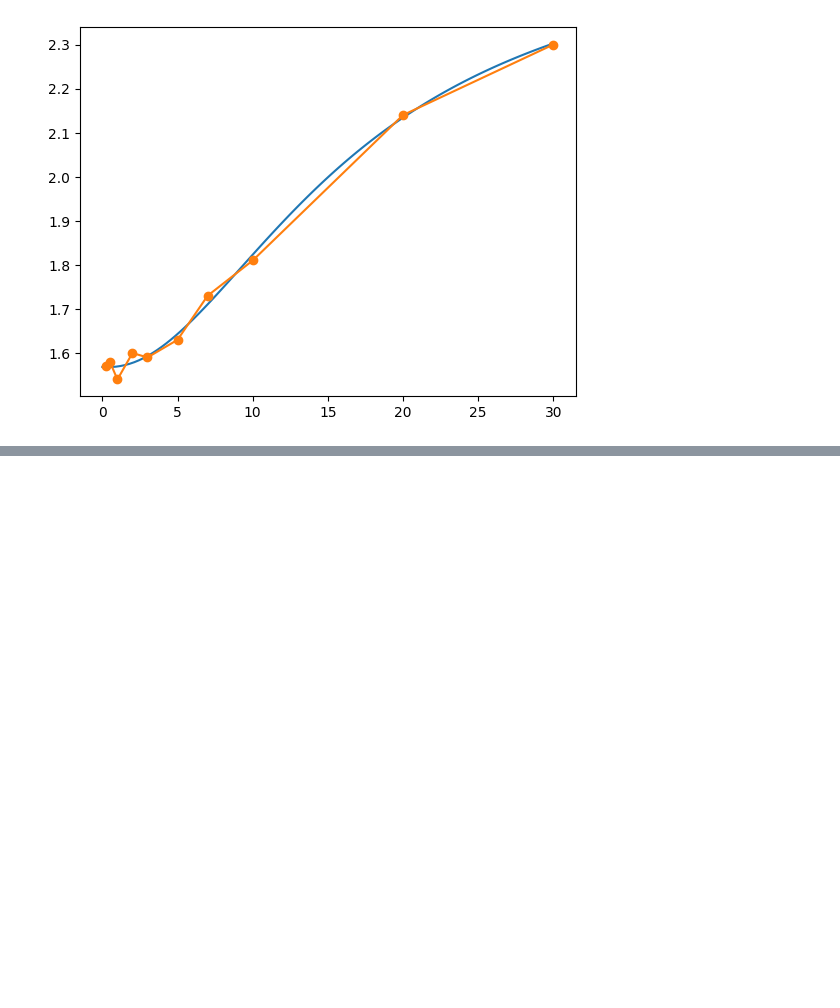
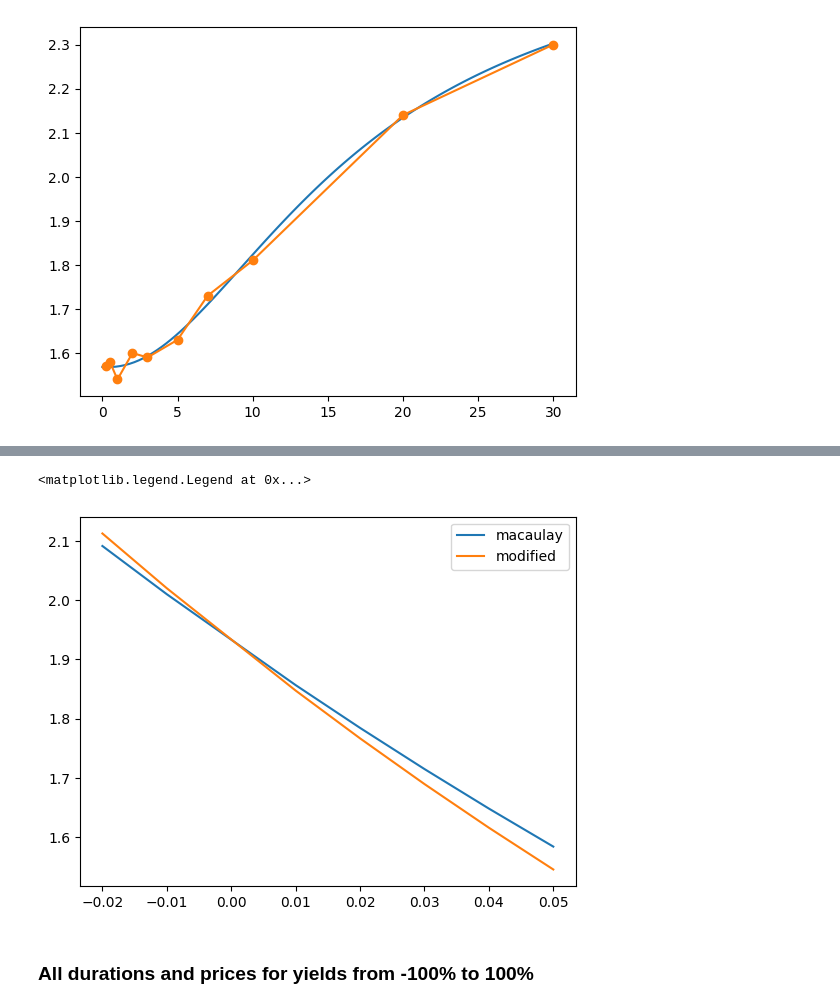
Before and after one commit to chnnxyz/fixed-income-2023b, a Jupyter notebook: python_exercises/Untitled.ipynb, the cells around one changed output, grey strips where cells are left out. Saved outputs shown, nothing was run; the diff lists cells and outputs as text; code cells hidden in the pictures; blank space fills up the shorter version.

```diff
--- a/python_exercises/Untitled.ipynb
+++ b/python_exercises/Untitled.ipynb
@@ -26,0 +177,10 @@ plt.plot(t, y, '-o')
+# %%
+plt.figure()
+plt.plot(final_data['y'], final_data['macaulay_d'], label='macaulay')
+plt.plot(final_data['y'], final_data['modified_d'], label='modified')
+plt.legend()
+# %% [output]
+<matplotlib.legend.Legend at 0x...>
+[figure, added]
+# %% [markdown]
+### All durations and prices for yields from -100% to 100%
```
Also changed, not shown: parts of 15 cells of this notebook, 1 other file.
